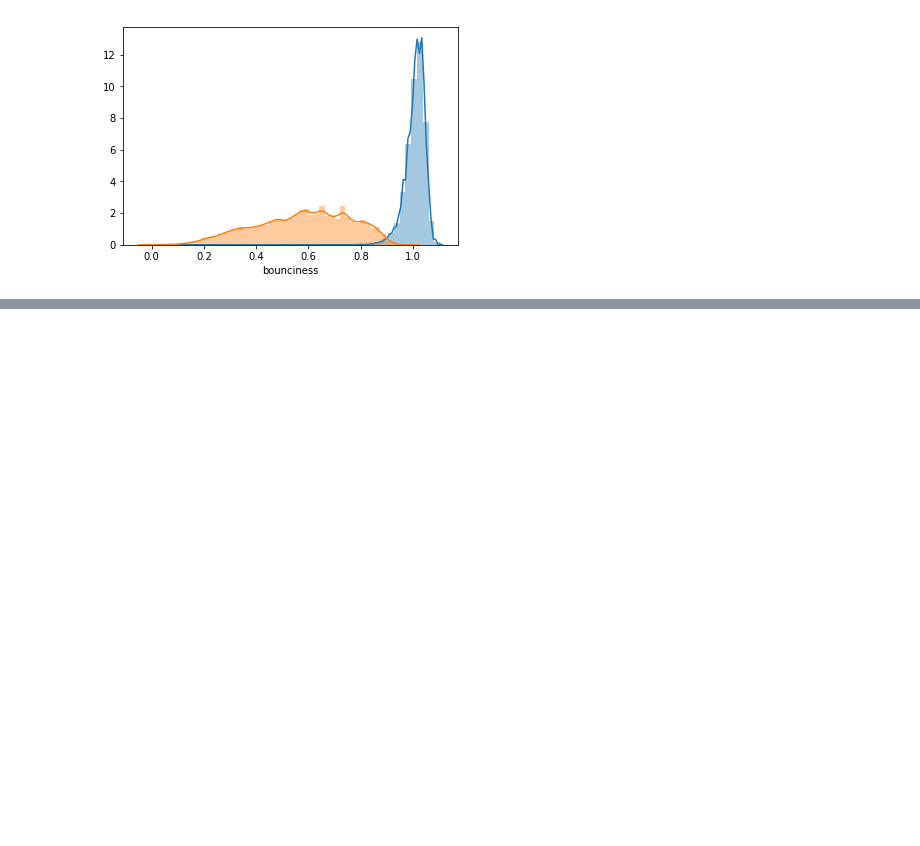
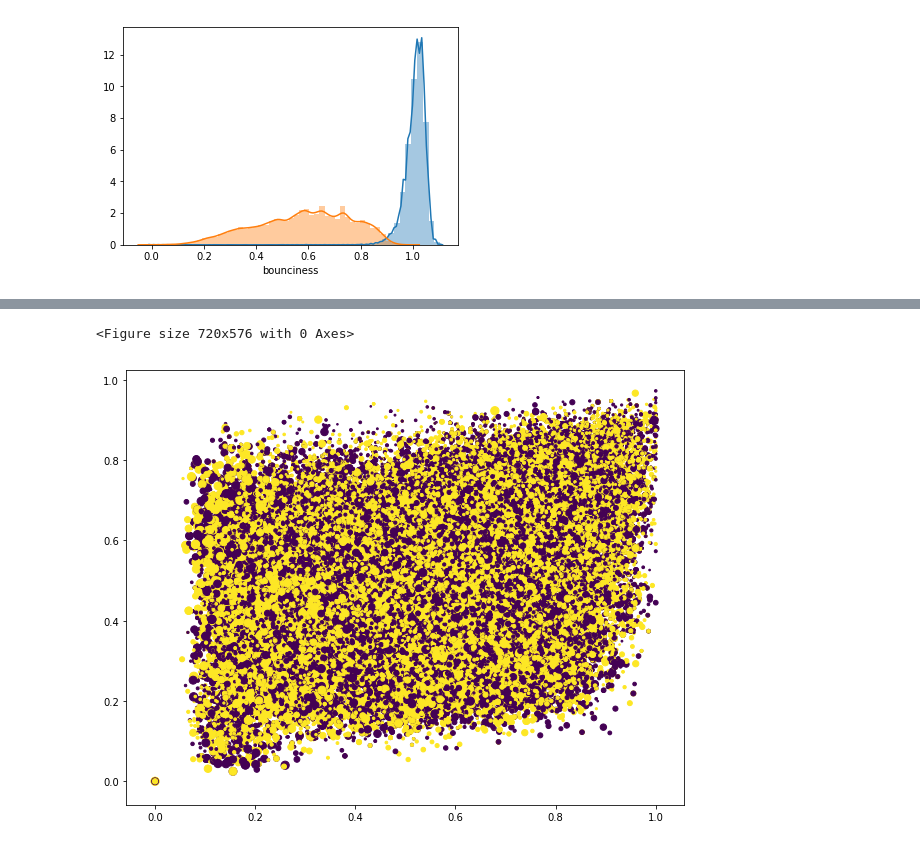
Before and after one commit to anuPh23/Spotify, a Jupyter notebook: EDA.ipynb, the cells around one changed output, grey strips where cells are left out. Drawn from its saved outputs; the diff is of its cells as text; code cells hidden in the pictures; blank space fills up the shorter version.

```diff
--- a/EDA.ipynb
+++ b/EDA.ipynb
@@ -98,0 +114,8 @@ plt.show()
+# %%
+plt.figure(figsize=(10, 8))
+plt.scatter(dat['mechanism'],dat['bounciness'],s = dat['liveness'] * 70.5,c = dat['predicted_output'], alpha=1.0)
+
+plt.show()
+# %% [output]
+<Figure size 720x576 with 0 Axes>
+[figure, added]
```
Also changed, not shown: parts of 7 cells of this notebook.
